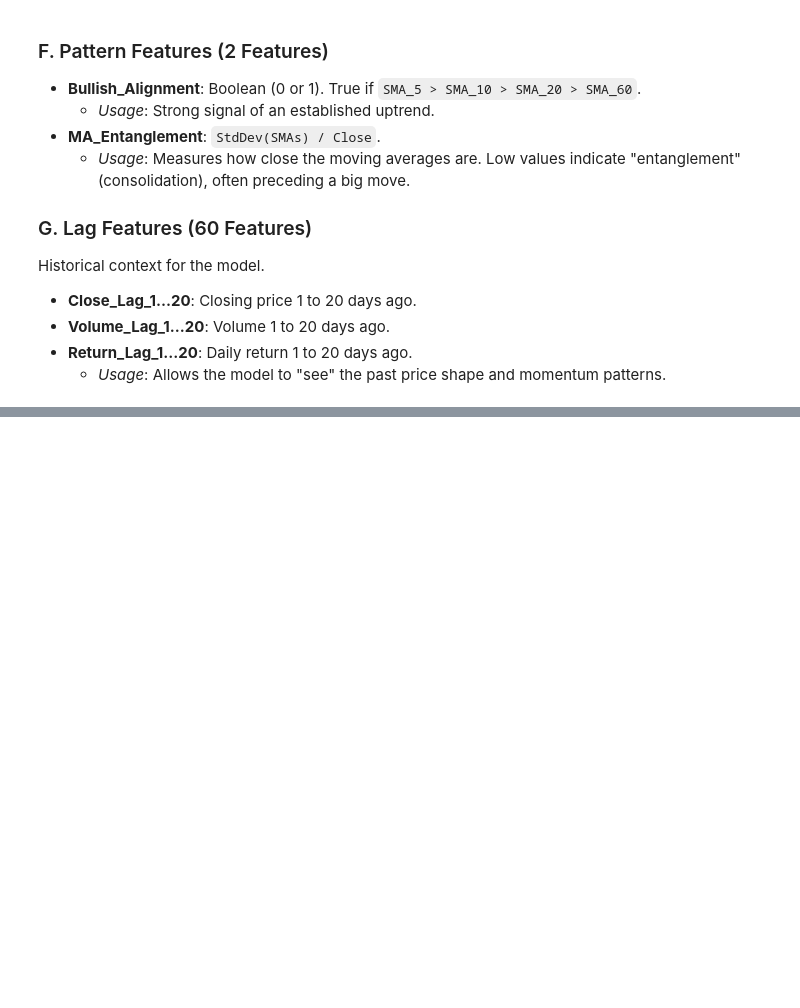
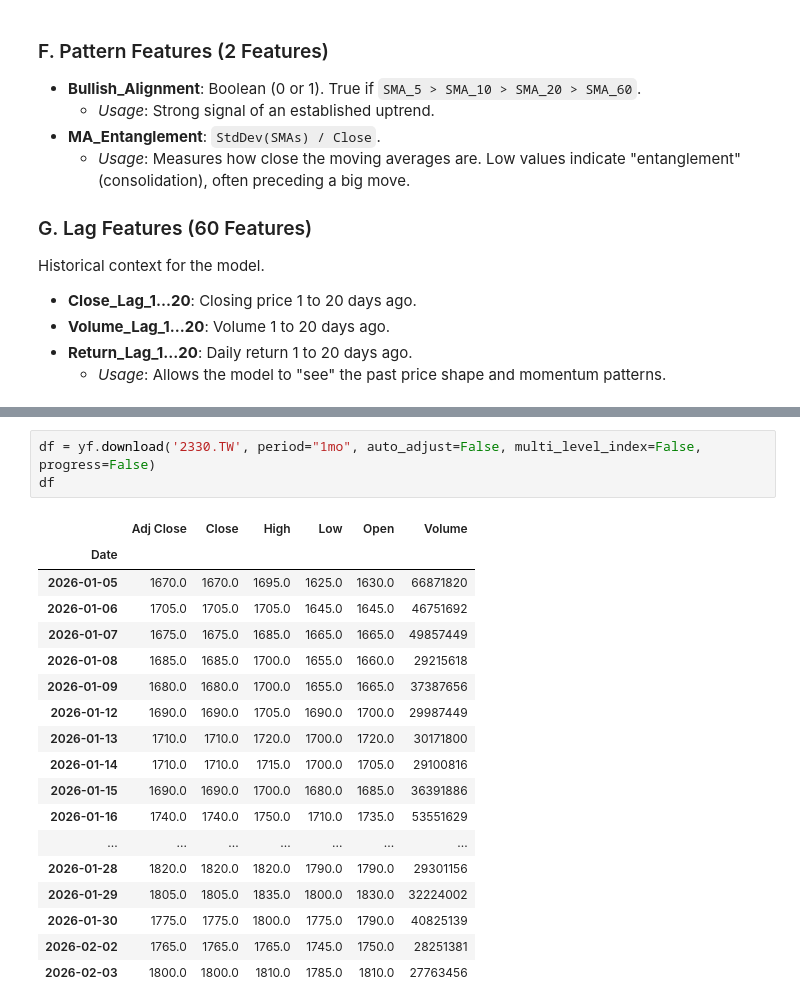
Before and after one commit to BChen2615/Stock-Market-Model, a Jupyter notebook: research/notebooks/Feature_Analytic.ipynb, the cells around one changed output, grey strips where cells are left out. Cells and saved outputs as stored; diff of their text form; blank space fills up the shorter version.

```diff
--- a/research/notebooks/Feature_Analytic.ipynb
+++ b/research/notebooks/Feature_Analytic.ipynb
@@ -240,0 +293,22 @@ import finlab as fl
+# %%
+df = yf.download('2330.TW', period="1mo", auto_adjust=False, multi_level_index=False, progress=False)
+df
+# %% [output]
+|  | Adj Close | Close | High | Low | Open | Volume |
+| Date |  |  |  |  |  |  |
+| 2026-01-05 | 1670.0 | 1670.0 | 1695.0 | 1625.0 | 1630.0 | 66871820 |
+| 2026-01-06 | 1705.0 | 1705.0 | 1705.0 | 1645.0 | 1645.0 | 46751692 |
+| 2026-01-07 | 1675.0 | 1675.0 | 1685.0 | 1665.0 | 1665.0 | 49857449 |
+| 2026-01-08 | 1685.0 | 1685.0 | 1700.0 | 1655.0 | 1660.0 | 29215618 |
+| 2026-01-09 | 1680.0 | 1680.0 | 1700.0 | 1655.0 | 1665.0 | 37387656 |
+| 2026-01-12 | 1690.0 | 1690.0 | 1705.0 | 1690.0 | 1700.0 | 29987449 |
+| 2026-01-13 | 1710.0 | 1710.0 | 1720.0 | 1700.0 | 1720.0 | 30171800 |
+| 2026-01-14 | 1710.0 | 1710.0 | 1715.0 | 1700.0 | 1705.0 | 29100816 |
+| 2026-01-15 | 1690.0 | 1690.0 | 1700.0 | 1680.0 | 1685.0 | 36391886 |
+| 2026-01-16 | 1740.0 | 1740.0 | 1750.0 | 1710.0 | 1735.0 | 53551629 |
+| ... | ... | ... | ... | ... | ... | ... |
+| 2026-01-28 | 1820.0 | 1820.0 | 1820.0 | 1790.0 | 1790.0 | 29301156 |
+| 2026-01-29 | 1805.0 | 1805.0 | 1835.0 | 1800.0 | 1830.0 | 32224002 |
+| 2026-01-30 | 1775.0 | 1775.0 | 1800.0 | 1775.0 | 1790.0 | 40825139 |
+| 2026-02-02 | 1765.0 | 1765.0 | 1765.0 | 1745.0 | 1750.0 | 28251381 |
+| 2026-02-03 | 1800.0 | 1800.0 | 1810.0 | 1785.0 | 1810.0 | 27763456 |
```
Also changed, not shown: parts of 8 cells of this notebook, 15 other files.
